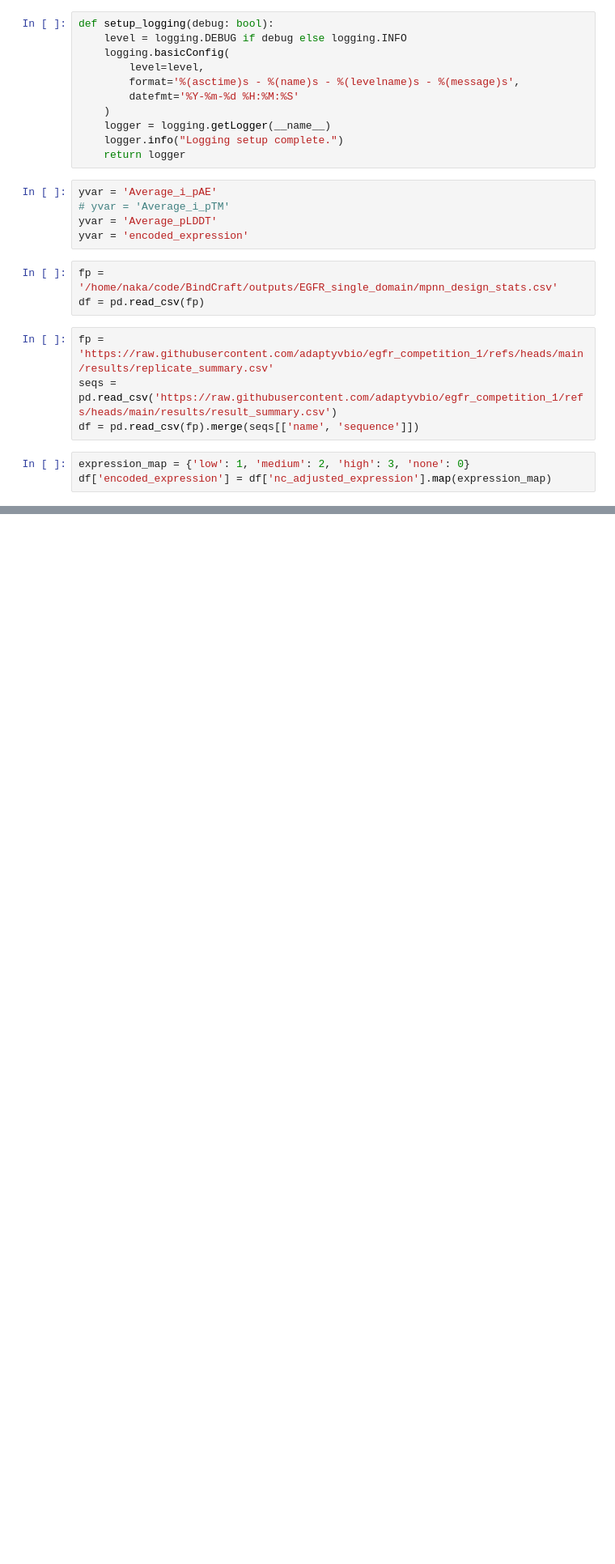
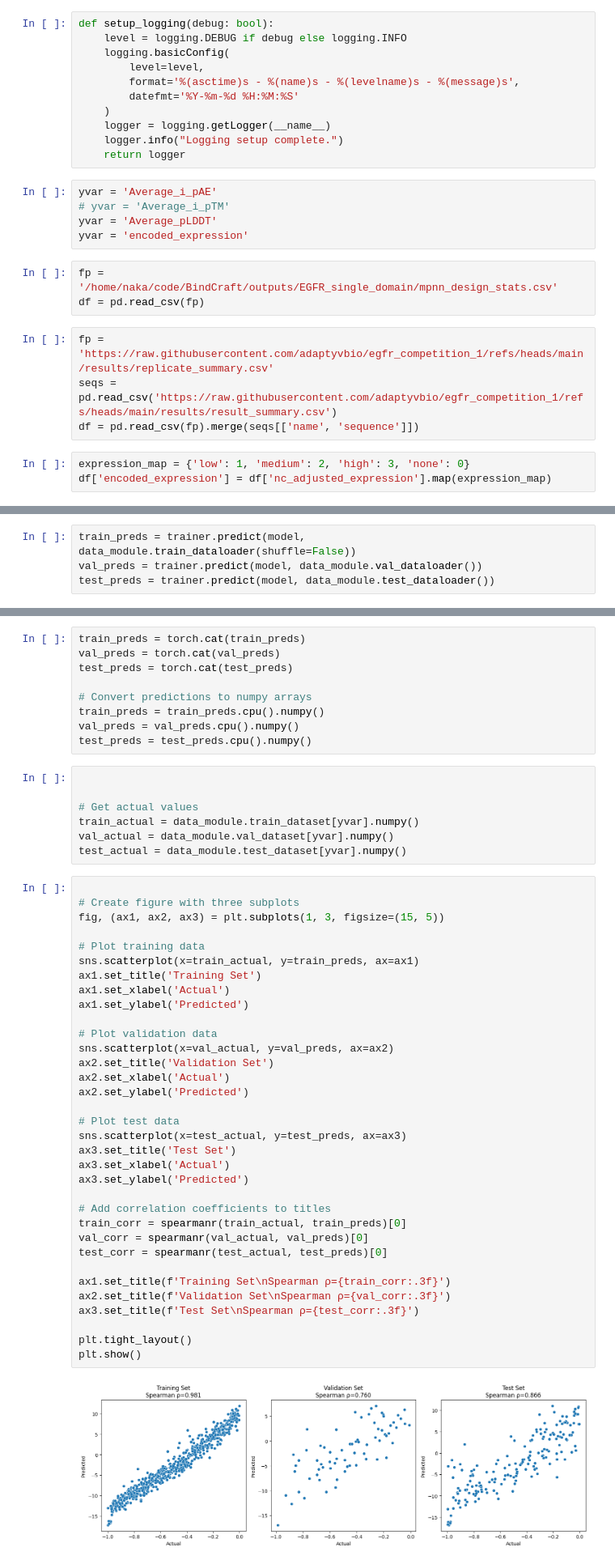
Before and after one commit to ANaka/egfr_binder_rd2, a Jupyter notebook: notebooks/test_bt_model.ipynb, the cells around one changed output, grey strips where cells are left out. Shown at 81% size. Drawn from its saved outputs; the diff is of its cells as text; blank space fills up the shorter version.

```diff
--- a/notebooks/test_bt_model.ipynb
+++ b/notebooks/test_bt_model.ipynb
@@ -160,0 +162,4 @@ print(f"Test result: {test_result}")
+# %%
+train_preds = trainer.predict(model, data_module.train_dataloader(shuffle=False))
+val_preds = trainer.predict(model, data_module.val_dataloader())
+test_preds = trainer.predict(model, data_module.test_dataloader())
@@ -160,0 +172,52 @@ print(f"Test result: {test_result}")
+# %%
+train_preds = torch.cat(train_preds)
+val_preds = torch.cat(val_preds)
+test_preds = torch.cat(test_preds)
+
+# Convert predictions to numpy arrays
+train_preds = train_preds.cpu().numpy()
+val_preds = val_preds.cpu().numpy()
+test_preds = test_preds.cpu().numpy()
+# %%
+
+
+# Get actual values
+train_actual = data_module.train_dataset[yvar].numpy()
+val_actual = data_module.val_dataset[yvar].numpy()
+test_actual = data_module.test_dataset[yvar].numpy()
+# %%
+
+# Create figure with three subplots
+fig, (ax1, ax2, ax3) = plt.subplots(1, 3, figsize=(15, 5))
+
+# Plot training data
+sns.scatterplot(x=train_actual, y=train_preds, ax=ax1)
+ax1.set_title('Training Set')
+ax1.set_xlabel('Actual')
+ax1.set_ylabel('Predicted')
+
+# Plot validation data
+sns.scatterplot(x=val_actual, y=val_preds, ax=ax2)
+ax2.set_title('Validation Set')
+ax2.set_xlabel('Actual')
+ax2.set_ylabel('Predicted')
+
+# Plot test data
+sns.scatterplot(x=test_actual, y=test_preds, ax=ax3)
+ax3.set_title('Test Set')
+ax3.set_xlabel('Actual')
+ax3.set_ylabel('Predicted')
+
+# Add correlation coefficients to titles
+train_corr = spearmanr(train_actual, train_preds)[0]
+val_corr = spearmanr(val_actual, val_preds)[0]
+test_corr = spearmanr(test_actual, test_preds)[0]
+
+ax1.set_title(f'Training Set\nSpearman ρ={train_corr:.3f}')
+ax2.set_title(f'Validation Set\nSpearman ρ={val_corr:.3f}')
+ax3.set_title(f'Test Set\nSpearman ρ={test_corr:.3f}')
+
+plt.tight_layout()
+plt.show()
+# %% [output]
+[figure, added]
```
Also changed, not shown: parts of 22 cells of this notebook, 2 other files.
